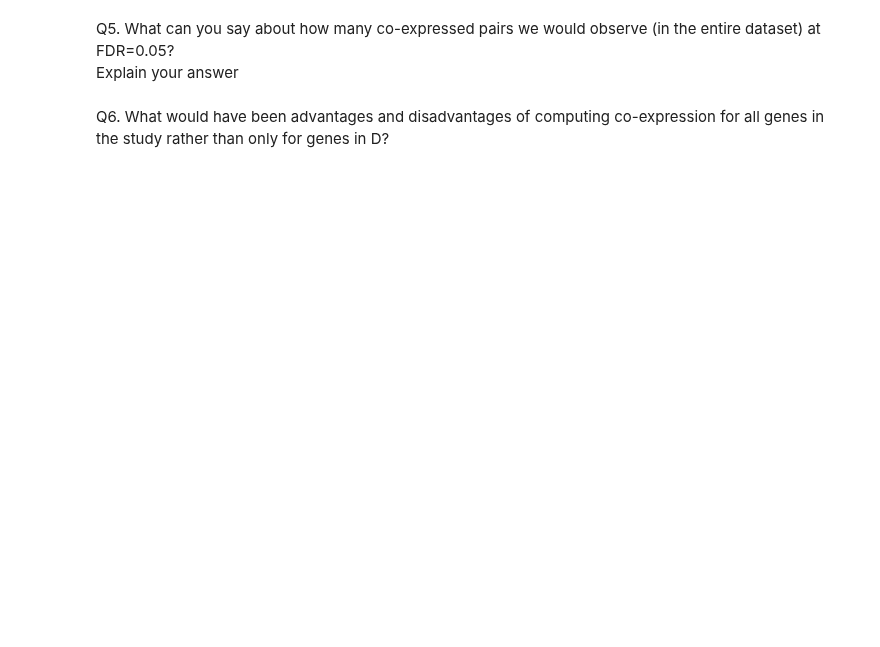
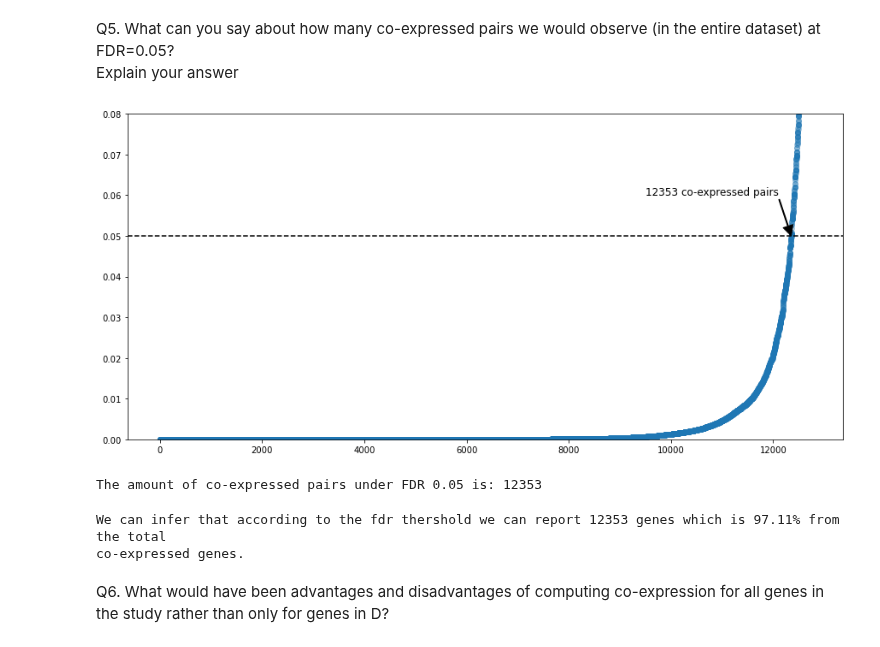
Before and after one commit to Oren-Ben/IDC, a Jupyter notebook: statistics/fourth_ex/204079453_205714447.ipynb, the cells around one changed output. Saved outputs shown, nothing was run; the diff lists cells and outputs as text; code cells hidden in the pictures; blank space fills up the shorter version.

```diff
--- a/statistics/fourth_ex/204079453_205714447.ipynb
+++ b/statistics/fourth_ex/204079453_205714447.ipynb
@@ -312,4 +326,34 @@ Q4. What can you report about co-expression of genes in D (coexpression is infer
 # %% [markdown]
 Q5. What can you say about how many co-expressed pairs we would observe (in the entire dataset) at FDR=0.05? <br>Explain your answer
+# %%
+# Compute the correlation matrix
+mask = np.tril_indices(160)
+q5_corr_np = D_corr_p_value.to_numpy()
+q5_corr_np[mask] = -1
+q5_corr_np = q5_corr_np[q5_corr_np>-1][~np.isnan(q5_corr_np[q5_corr_np>-1])]
+# %%
+p_values_arr = np.sort(q5_corr_np)
+# %%
+fdr = np.divide(p_values_arr*len(p_values_arr), np.arange(1,len(p_values_arr)+1))
+# %%
+index = np.searchsorted(fdr, 0.05)
+# %%
+fig, ax = plt.subplots(figsize=(15,7))
+plt.scatter(np.arange(1,len(p_values_arr)+1),fdr,alpha=0.3)
+plt.ylim((0, 0.08))
+ax.axhline(0.05, c='black',linestyle='--')
+ax.annotate(str(index)+' co-expressed pairs', xy=(index,0.05), xytext=(9500,0.06),size=12, arrowprops=dict(width=1, fc='black'))
+plt.show()
+# %% [output]
+[figure, added]
+# %%
+print(f"The amount of co-expressed pairs under FDR 0.05 is: {index}")
+# %% [output]
+The amount of co-expressed pairs under FDR 0.05 is: 12353
+# %%
+print(f"We can infer that according to the fdr thershold we can report {index} genes which is {round((index/len(q5_corr_np))*100,2)}% from the total\nco-expressed genes.")
+# %% [output]
+We can infer that according to the fdr thershold we can report 12353 genes which is 97.11% from the total
+co-expressed genes.
 # %% [markdown]
 Q6. What would have been advantages and disadvantages of computing co-expression for all genes in the study rather than only for genes in D?
```
Also changed, not shown: parts of 14 cells of this notebook.
